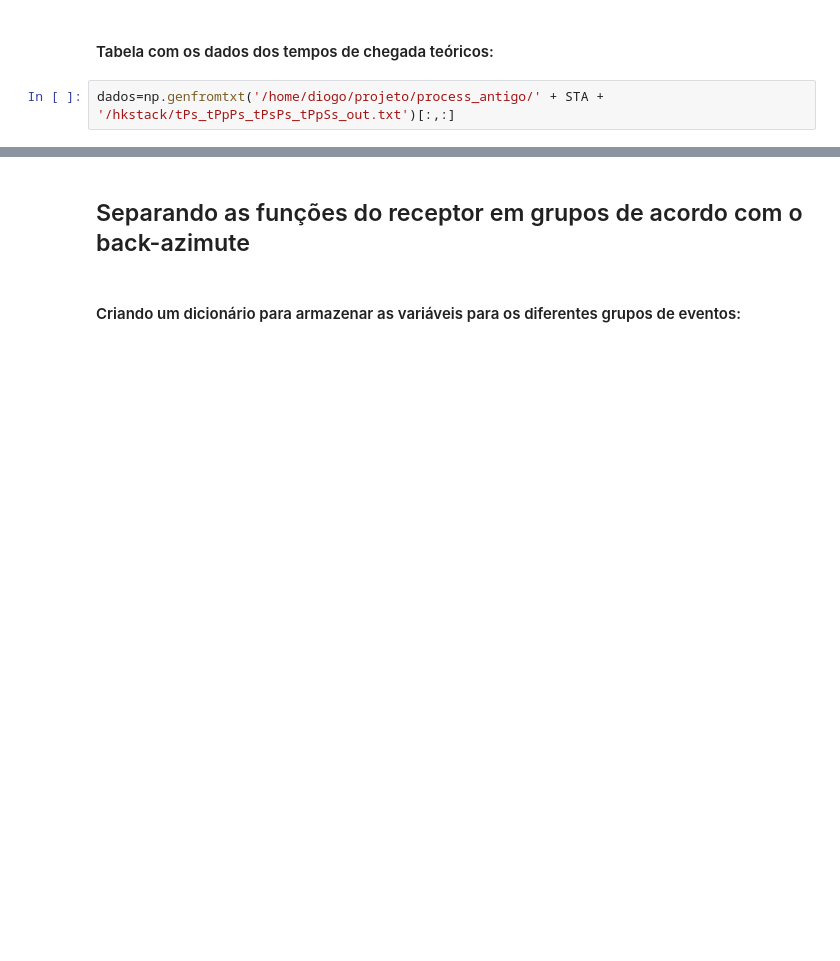
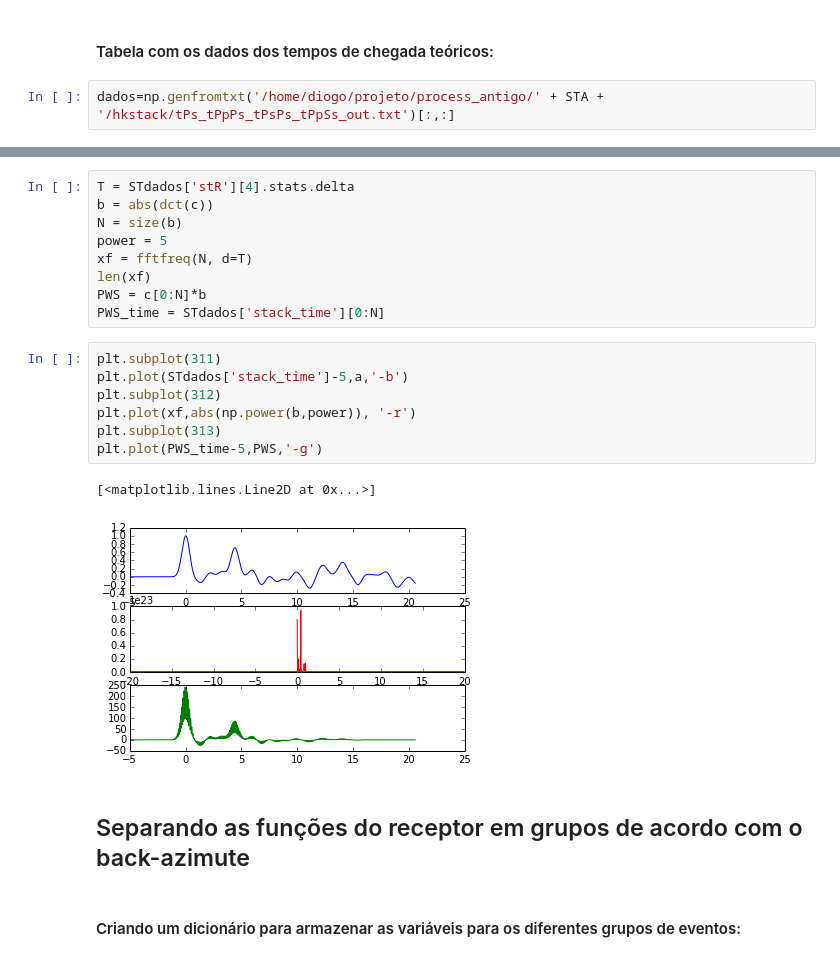
Before and after one commit to dIOGOLOC/projeto_mestrado, a Jupyter notebook: plotagem_funcao_receptor.ipynb, the cells around one changed output, grey strips where cells are left out. Saved outputs shown, nothing was run; the diff lists cells and outputs as text; blank space fills up the shorter version.

```diff
--- a/plotagem_funcao_receptor.ipynb
+++ b/plotagem_funcao_receptor.ipynb
@@ -145,3 +176,22 @@ array([  3.01616486e-08,   3.01616486e-08,   3.01616486e-08, ...,
+# %%
+T = STdados['stR'][4].stats.delta
+b = abs(dct(c))
+N = size(b)
+power = 5
+xf = fftfreq(N, d=T)
+len(xf)
+PWS = c[0:N]*b
+PWS_time = STdados['stack_time'][0:N]
+# %%
+plt.subplot(311)
+plt.plot(STdados['stack_time']-5,a,'-b')
+plt.subplot(312)
+plt.plot(xf,abs(np.power(b,power)), '-r')
+plt.subplot(313)
+plt.plot(PWS_time-5,PWS,'-g')
+# %% [output]
+[<matplotlib.lines.Line2D at 0x...>]
+[figure, added]
 # %% [markdown]
 <h2>Separando as funções do receptor em grupos de acordo com o back-azimute</h2>
 # %% [markdown]
```
Also changed, not shown: parts of 21 cells of this notebook.
